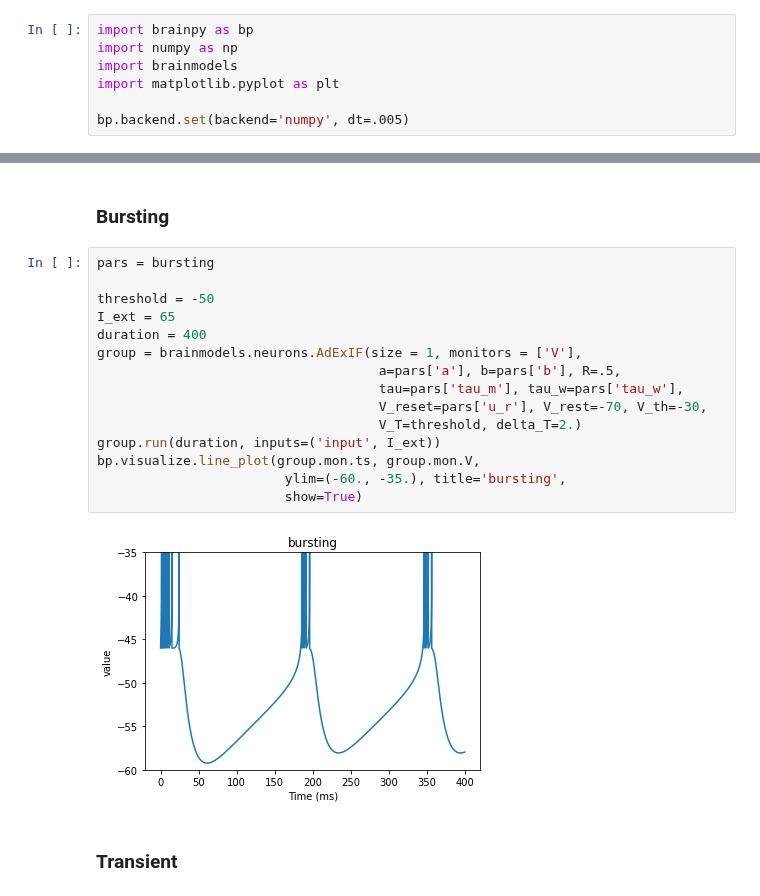
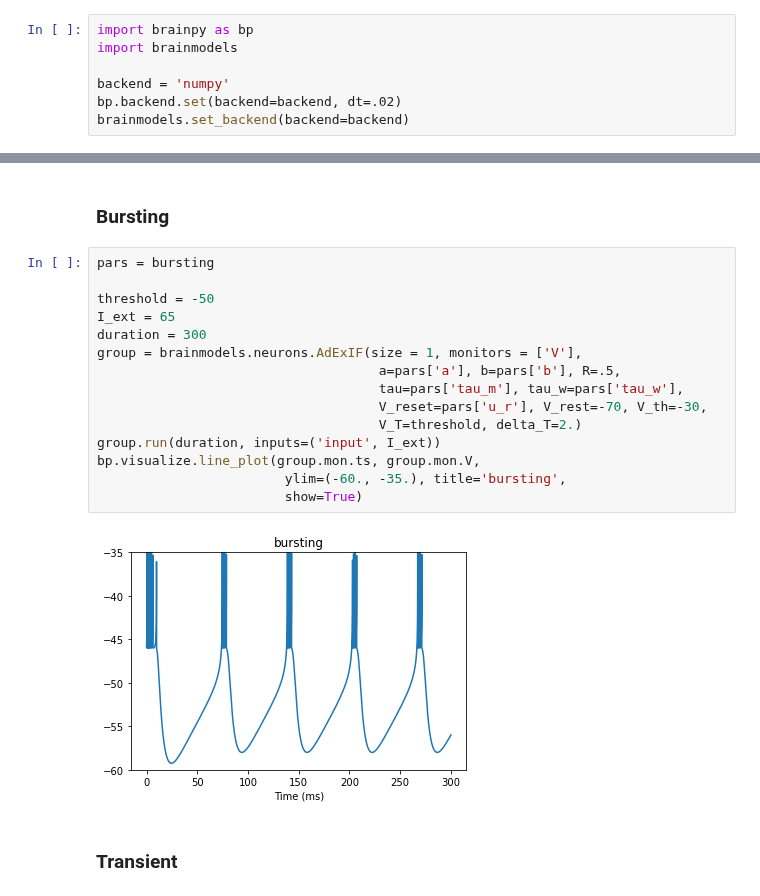
Before and after one commit to quanpeng0/BrainModels, a Jupyter notebook: docs/from_papers/AdExIF_model.ipynb, the cells around one changed output, grey strips where cells are left out. Drawn from its saved outputs; the diff is of its cells as text.

```diff
--- a/docs/from_papers/AdExIF_model.ipynb
+++ b/docs/from_papers/AdExIF_model.ipynb
@@ -4,11 +4,11 @@
 Adaptive Exponential Integrate-and-Fire neuron model is a spiking model, describes single neuron behavior and can generate many kinds of firing patterns by tuning parameters.
 # %%
 import brainpy as bp
-import numpy as np
 import brainmodels
-import matplotlib.pyplot as plt
 
-bp.backend.set(backend='numpy', dt=.005)
+backend = 'numpy'
+bp.backend.set(backend=backend, dt=.02)
+brainmodels.set_backend(backend=backend)
 # %% [markdown]
 ### Tonic
 # %%
@@ -78,20 +78,20 @@ bp.visualize.line_plot(group.mon.ts, group.mon.V,
 # %%
 pars = bursting
 
 threshold = -50
 I_ext = 65
-duration = 400
+duration = 300
 group = brainmodels.neurons.AdExIF(size = 1, monitors = ['V'],
                                     a=pars['a'], b=pars['b'], R=.5,
                                     tau=pars['tau_m'], tau_w=pars['tau_w'],
                                     V_reset=pars['u_r'], V_rest=-70, V_th=-30,
                                     V_T=threshold, delta_T=2.)
 group.run(duration, inputs=('input', I_ext))
 bp.visualize.line_plot(group.mon.ts, group.mon.V,
                         ylim=(-60., -35.), title='bursting',
                         show=True)
 # %% [output]
-[figure, old version]
+[figure, new version]
 # %% [markdown]
 ### Transient
 # %%
```
Also changed, not shown: parts of 5 cells of this notebook, 4 other files.
